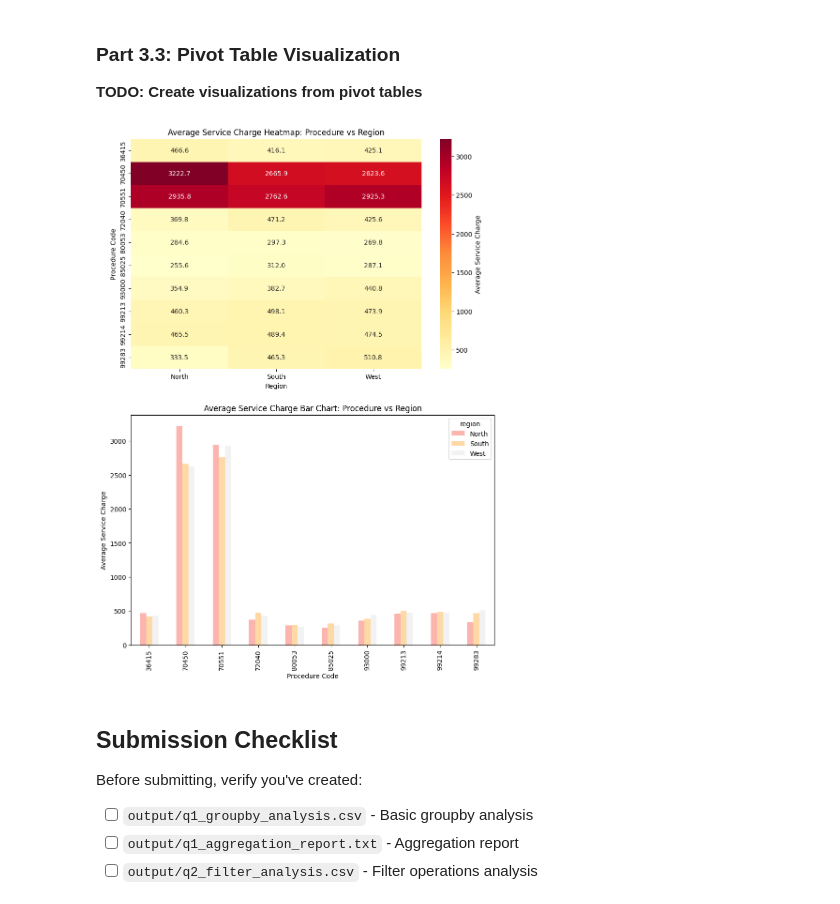
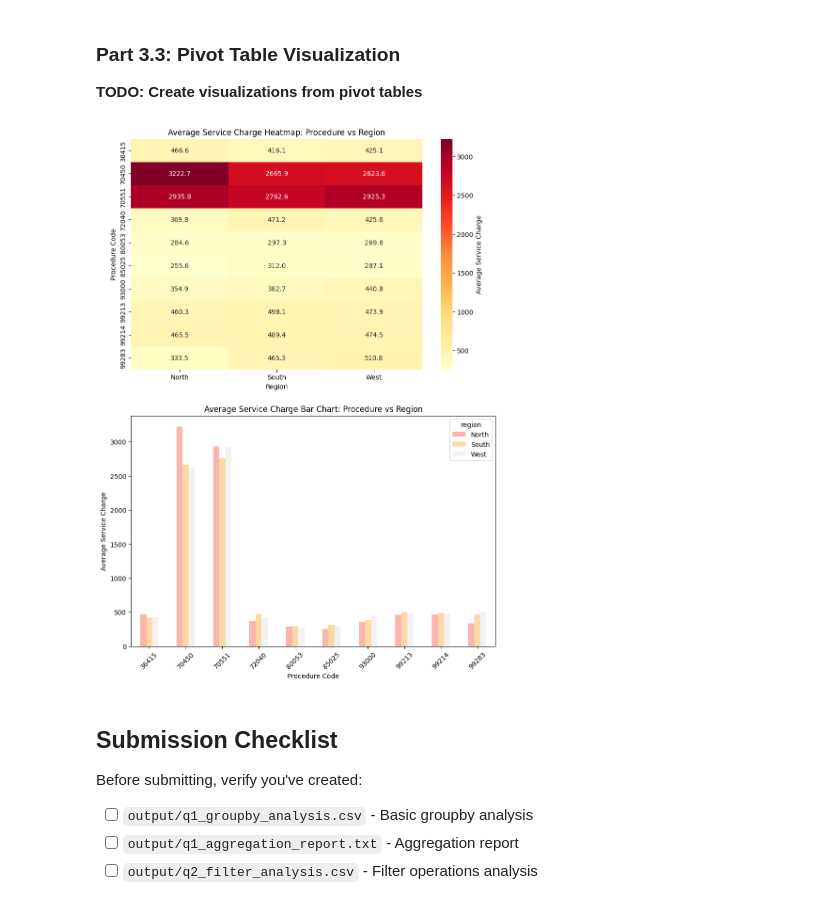
Before and after one commit to UCSF-DataSci/ds217-08-group-filter-and-flow-bobho1999, a Jupyter notebook: assignment.ipynb, the cells around one changed output. Cells and saved outputs as stored; diff of their text form; code cells hidden in the pictures.

```diff
--- a/assignment.ipynb
+++ b/assignment.ipynb
@@ -379,30 +407,30 @@ facility_encounter_region.to_csv('output/q3_crosstab_analysis.csv')
 # %%
 # TODO: Create heatmap from pivot table
 # TODO: Create bar chart from pivot table
 # TODO: Customize colors and styling
 # TODO: Add appropriate titles and labels
 fig, axes = plt.subplots(2, 1, figsize=(10, 14))
 sns.heatmap(
     code_region,
     annot=True,
     fmt=".1f",
     cmap="YlOrRd",
     cbar_kws={"label": "Average Service Charge"},
     ax=axes[0],
 )
 axes[0].set_title('Average Service Charge Heatmap: Procedure vs Region')
 axes[0].set_xlabel('Region')
 axes[0].set_ylabel('Procedure Code')
 
-code_region.plot(kind="bar", colormap="Pastel1", ax=axes[1])
+code_region.plot(kind="bar", colormap="Pastel1", ax=axes[1], rot=45)
 axes[1].set_title('Average Service Charge Bar Chart: Procedure vs Region')
 axes[1].set_xlabel('Procedure Code')
 axes[1].set_ylabel('Average Service Charge')
 
 # TODO: Save the plot as 'output/q3_pivot_visualization.png'
 plt.savefig("output/q3_pivot_visualization.png", dpi=300, bbox_inches="tight")
 # %% [output]
-[figure, old version]
+[figure, new version]
 # %% [markdown]
 ## Submission Checklist
 
```
Also changed, not shown: parts of 8 cells of this notebook, 2 other files.
